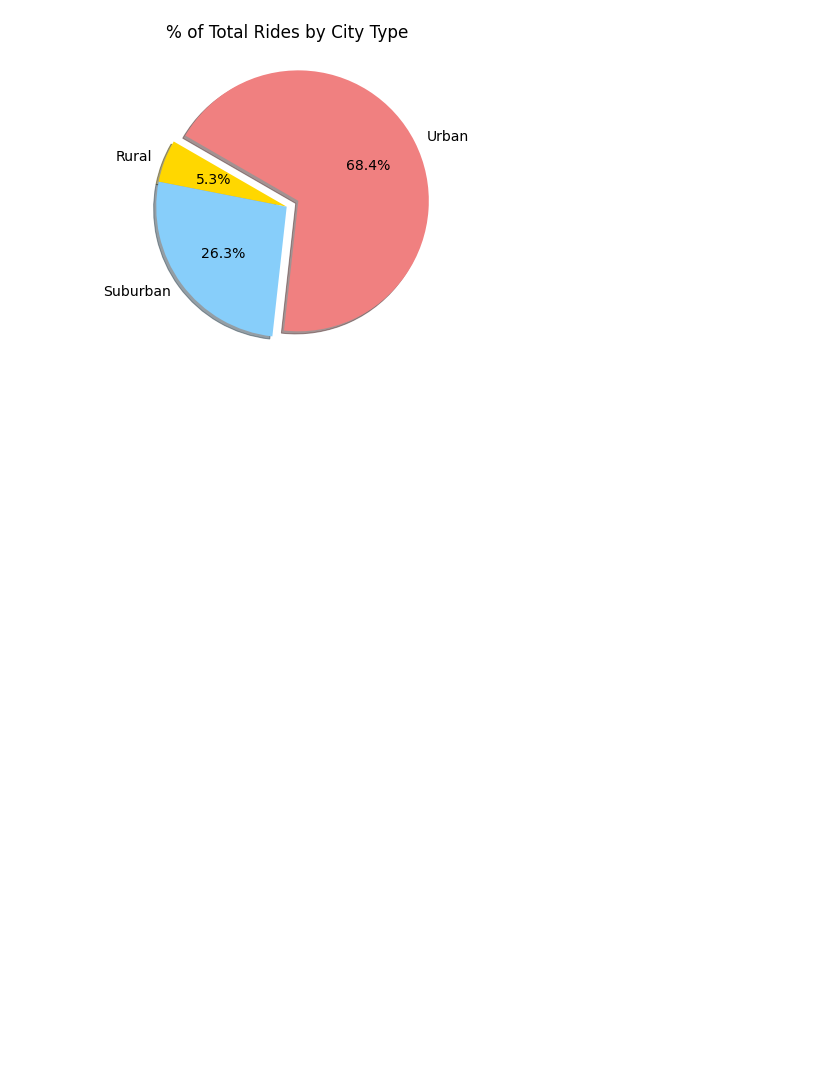
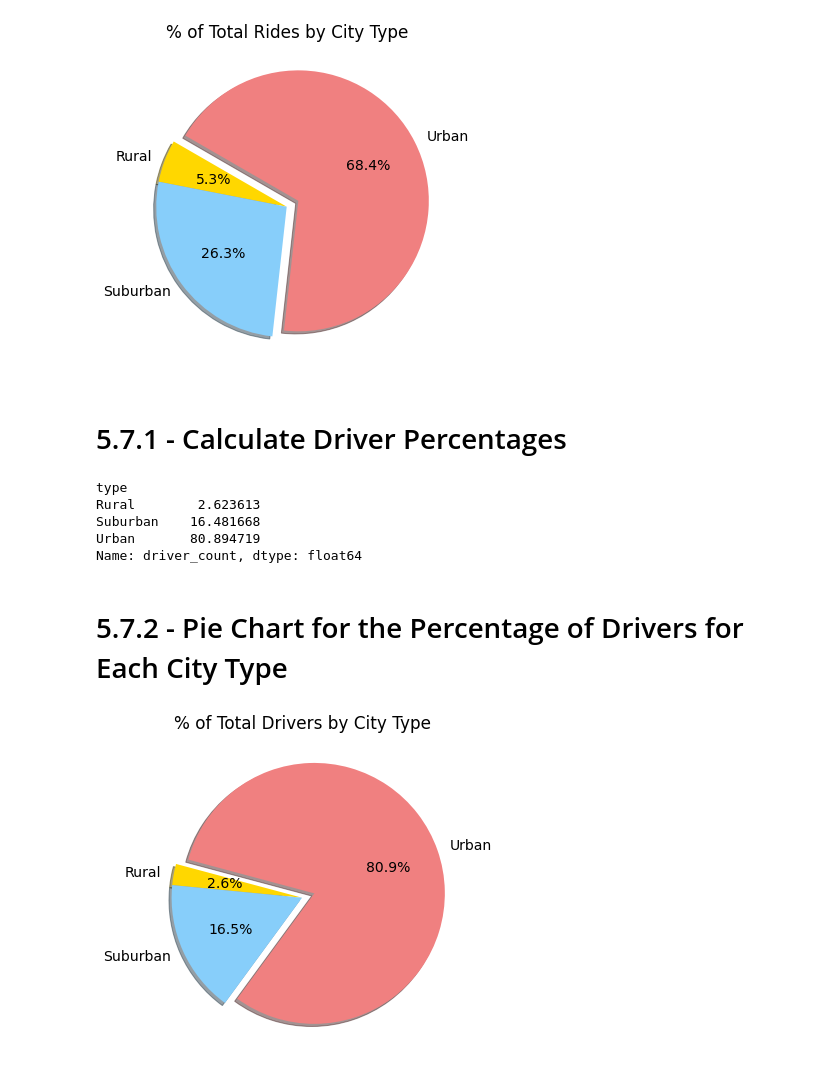
Before and after one commit to dcferg13/PyBer_Analysis, a Jupyter notebook: PyBer.ipynb, the cells around one changed output. Cells and saved outputs as stored; diff of their text form; code cells hidden in the pictures; blank space fills up the shorter version.

Commit message:
adding a percentage of total drivers by city type pie chart.

```diff
--- a/PyBer.ipynb
+++ b/PyBer.ipynb
@@ -1084,3 +1084,37 @@ plt.savefig("analysis/Fig6.png")
 plt.show()
 # %% [output]
 [figure]
+# %% [markdown]
+# 5.7.1 - Calculate Driver Percentages
+# %%
+# Create a pie chart on the percentage of total drivers for each city type, each pie wedge will be the percentage of total drivers.
+# Calculate the percentage of drivers for each city type.
+driver_percents = 100 * city_data_df.groupby(["type"]).sum()["driver_count"] / city_data_df["driver_count"].sum()
+driver_percents
+# %% [output]
+type
+Rural        2.623613
+Suburban    16.481668
+Urban       80.894719
+Name: driver_count, dtype: float64
+# %% [markdown]
+# 5.7.2 - Pie Chart for the Percentage of Drivers for Each City Type
+# %%
+# Refactor the code for the pervious pie charts, change out one variable, and save pie chart image
+# Build percentage of rides by city type pie chart.
+plt.subplots(figsize=(10, 6))
+plt.pie(driver_percents,
+    labels=["Rural", "Suburban", "Urban"],
+    colors=["gold", "lightskyblue", "lightcoral"],
+    explode=[0, 0, 0.1],
+    autopct='%1.1f%%',
+    shadow=True, startangle=165)
+plt.title("% of Total Drivers by City Type")
+# Change the default font size from 10 to 14.
+mpl.rcParams['font.size'] = 14
+# Save Figure
+plt.savefig("analysis/Fig7.png")
+# Show Figure
+plt.show()
+# %% [output]
+[figure, added]
```
